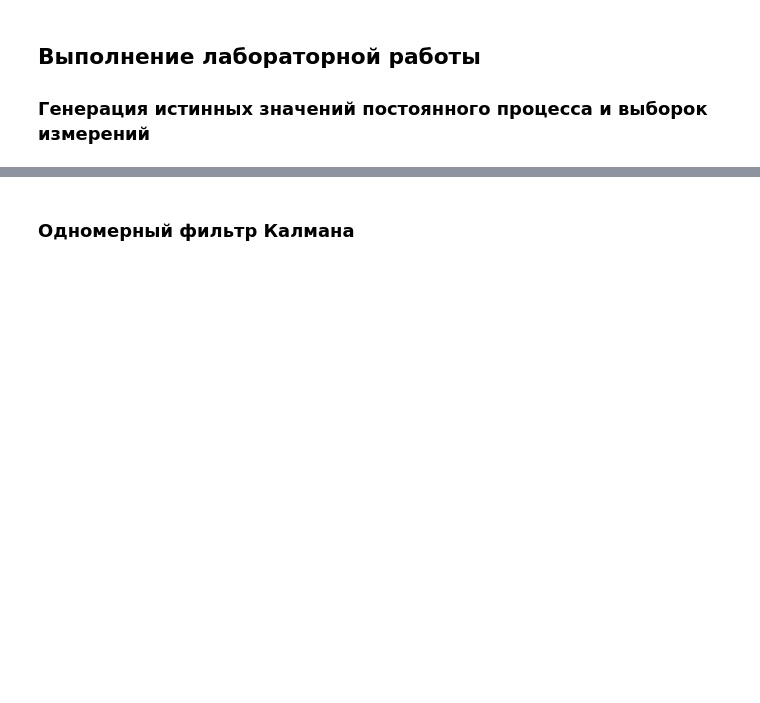
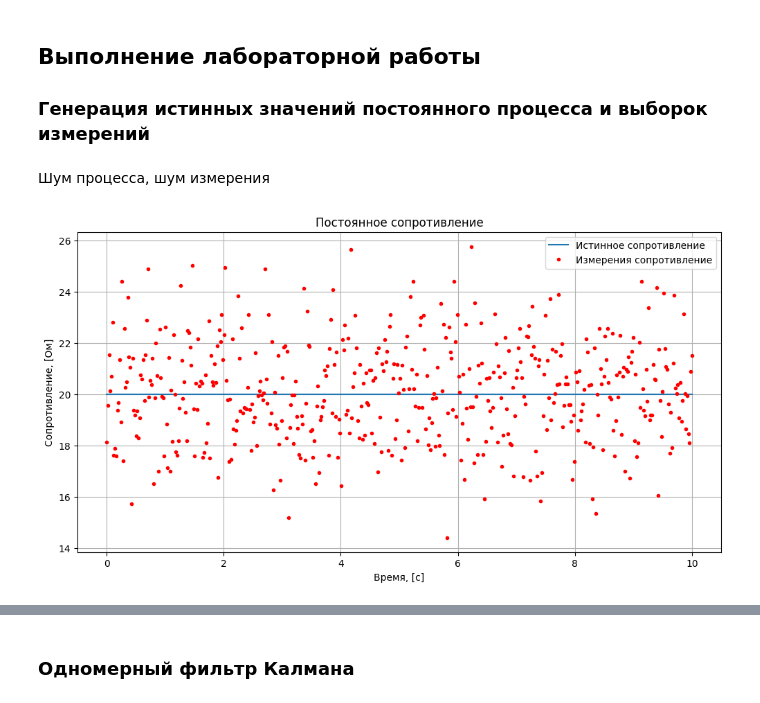
Before and after one commit to BROsandr/modeling_ius, a Jupyter notebook: lab2/lab02.ipynb, the cells around one changed output, grey strips where cells are left out. Cells and saved outputs as stored; diff of their text form; code cells hidden in the pictures; blank space fills up the shorter version.

```diff
--- a/lab2/lab02.ipynb
+++ b/lab2/lab02.ipynb
@@ -83,3 +83,41 @@
 # %% [markdown]
 ## Выполнение лабораторной работы
 ### Генерация истинных значений постоянного процесса и выборок измерений
+# %% [markdown]
+Шум процесса, шум измерения
+# %%
+import numpy as np
+import matplotlib.pyplot as plt
+from scipy import signal
+
+# Параметры генерации данных
+n_points = 500         # Количество точек данных
+
+noise_std = 2
+
+amplitude = 20
+
+def get_resistance(t, f=1, offset=1, A=10, dyn=False):
+  if not dyn:
+    return [A] * len(t) # 100 Ohm
+  else:
+    return offset + A / 2 + A / 2 * signal.sawtooth(2 * np.pi * f * t-np.pi)
+
+t = np.linspace(0, 10, n_points)  # Время от 0 до 10 секунд с 100 точками
+
+x_true_const = np.array(get_resistance(t, A=amplitude, dyn=False))
+
+z_const = x_true_const + np.random.normal(0, noise_std, n_points)
+
+# Визуализация сгенерированных данных
+plt.figure(figsize=(12, 6))
+plt.plot(t, x_true_const, label='Истинное сопротивление')
+plt.plot(t, z_const, 'r.', label='Измерения сопротивление')
+plt.xlabel('Время, [с]')
+plt.ylabel('Сопротивление, [Ом]')
+plt.legend()
+plt.grid()
+plt.title('Постоянное сопротивление')
+plt.show()
+# %% [output]
+[figure, added]
```
Also changed, not shown: parts of 2 cells of this notebook.
